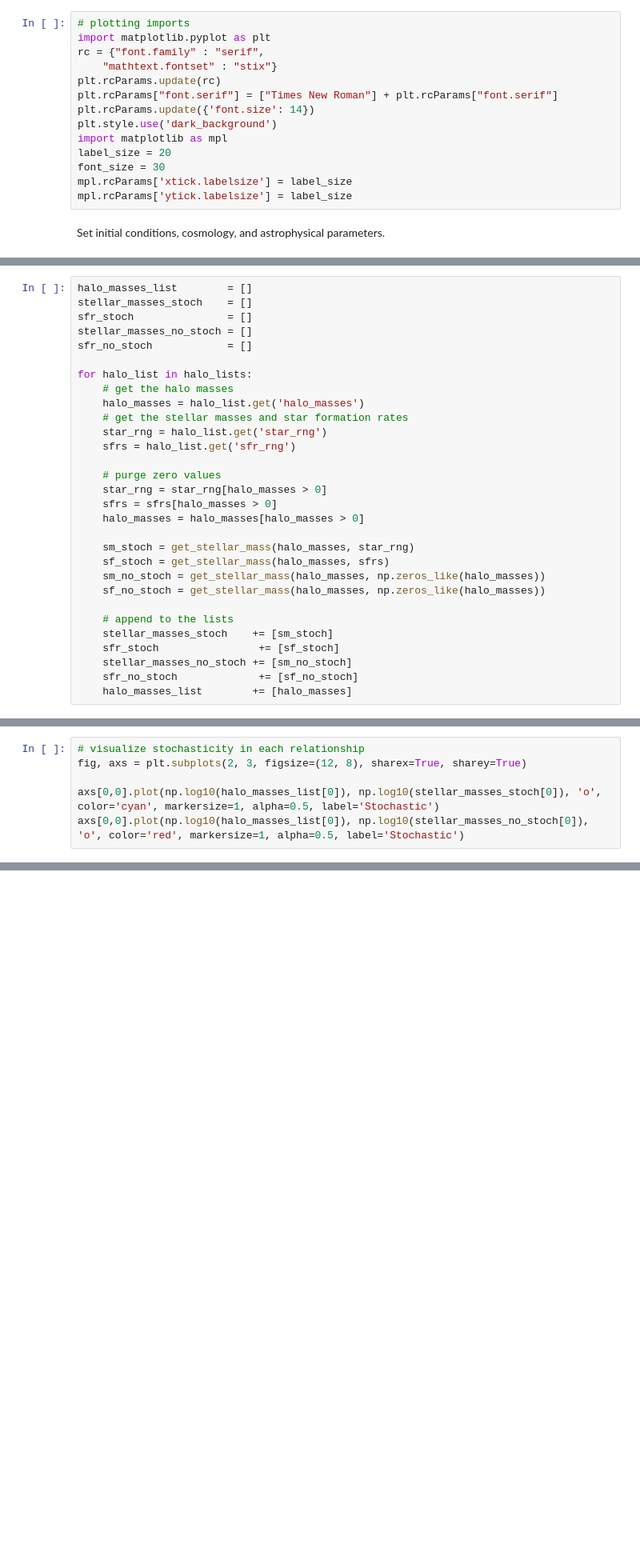
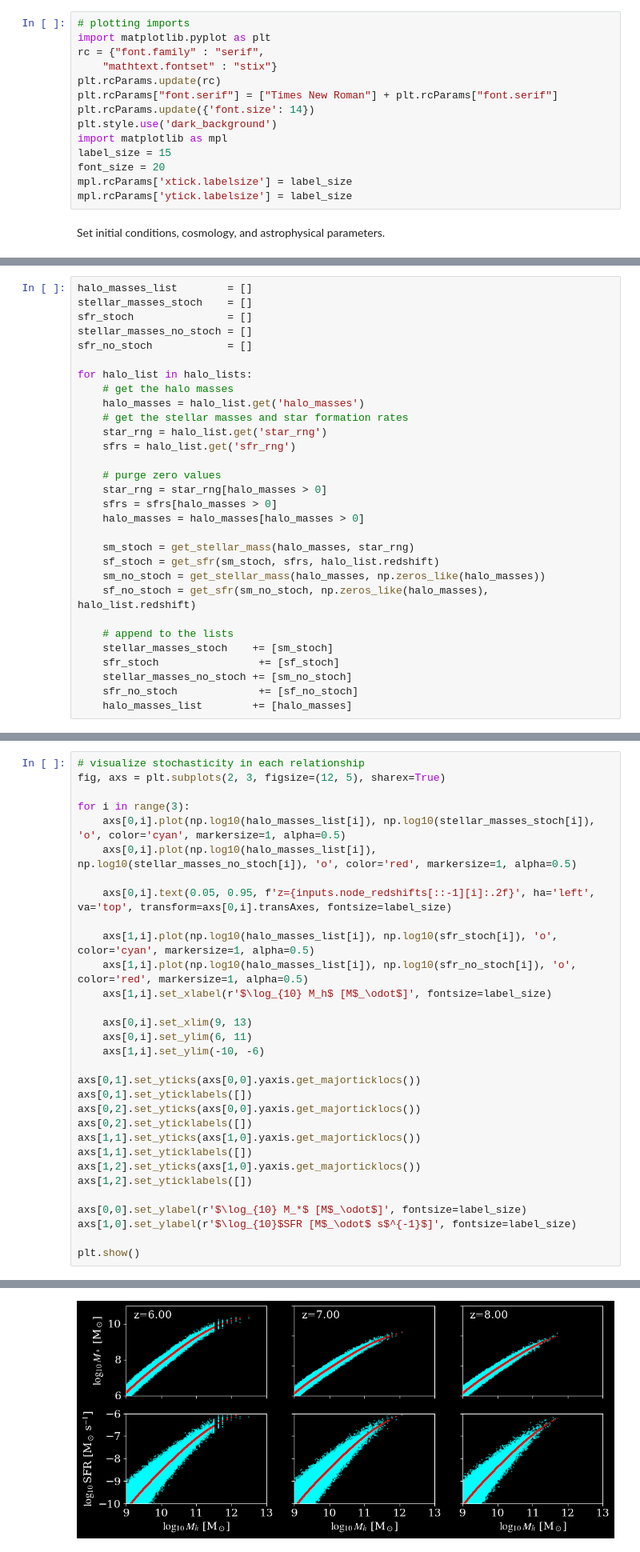
Before and after one commit to 21cmfast/Structure-Formation, a Jupyter notebook: tutorials/05-galaxies.ipynb, the cells around one changed output, grey strips where cells are left out. Shown at 80% size. Saved outputs shown, nothing was run; the diff lists cells and outputs as text; blank space fills up the shorter version.

```diff
--- a/tutorials/05-galaxies.ipynb
+++ b/tutorials/05-galaxies.ipynb
@@ -17,8 +17,8 @@ plt.rcParams["font.serif"] = ["Times New Roman"] + plt.rcParams["font.serif"]
 plt.rcParams.update({'font.size': 14})
 plt.style.use('dark_background')
 import matplotlib as mpl
-label_size = 20
-font_size = 30
+label_size = 15
+font_size = 20
 mpl.rcParams['xtick.labelsize'] = label_size
 mpl.rcParams['ytick.labelsize'] = label_size
 # %% [markdown]
@@ -110,9 +110,9 @@ for halo_list in halo_lists:
     halo_masses = halo_masses[halo_masses > 0]
 
     sm_stoch = get_stellar_mass(halo_masses, star_rng)
-    sf_stoch = get_stellar_mass(halo_masses, sfrs)
+    sf_stoch = get_sfr(sm_stoch, sfrs, halo_list.redshift)
     sm_no_stoch = get_stellar_mass(halo_masses, np.zeros_like(halo_masses))
-    sf_no_stoch = get_stellar_mass(halo_masses, np.zeros_like(halo_masses))
+    sf_no_stoch = get_sfr(sm_no_stoch, np.zeros_like(halo_masses), halo_list.redshift)
 
     # append to the lists
     stellar_masses_stoch    += [sm_stoch]
@@ -123,7 +125,32 @@ for halo_list in halo_lists:
 # %%
 # visualize stochasticity in each relationship
-fig, axs = plt.subplots(2, 3, figsize=(12, 8), sharex=True, sharey=True)
+fig, axs = plt.subplots(2, 3, figsize=(12, 5), sharex=True)
 
-axs[0,0].plot(np.log10(halo_masses_list[0]), np.log10(stellar_masses_stoch[0]), 'o', color='cyan', markersize=1, alpha=0.5, label='Stochastic')
-axs[0,0].plot(np.log10(halo_masses_list[0]), np.log10(stellar_masses_no_stoch[0]), 'o', color='red', markersize=1, alpha=0.5, label='Stochastic')
+for i in range(3):
+    axs[0,i].plot(np.log10(halo_masses_list[i]), np.log10(stellar_masses_stoch[i]), 'o', color='cyan', markersize=1, alpha=0.5)
+    axs[0,i].plot(np.log10(halo_masses_list[i]), np.log10(stellar_masses_no_stoch[i]), 'o', color='red', markersize=1, alpha=0.5)
+
+    axs[0,i].text(0.05, 0.95, f'z={inputs.node_redshifts[::-1][i]:.2f}', ha='left', va='top', transform=axs[0,i].transAxes, fontsize=label_size)
+
+    axs[1,i].plot(np.log10(halo_masses_list[i]), np.log10(sfr_stoch[i]), 'o', color='cyan', markersize=1, alpha=0.5)
+    axs[1,i].plot(np.log10(halo_masses_list[i]), np.log10(sfr_no_stoch[i]), 'o', color='red', markersize=1, alpha=0.5)
+    axs[1,i].set_xlabel(r'$\log_{10} M_h$ [M$_\odot$]', fontsize=label_size)
+
+    axs[0,i].set_xlim(9, 13)
+    axs[0,i].set_ylim(6, 11)
+    axs[1,i].set_ylim(-10, -6)
+
+axs[0,1].set_yticks(axs[0,0].yaxis.get_majorticklocs())
+axs[0,1].set_yticklabels([])
+axs[0,2].set_yticks(axs[0,0].yaxis.get_majorticklocs())
+axs[0,2].set_yticklabels([])
+axs[1,1].set_yticks(axs[1,0].yaxis.get_majorticklocs())
+axs[1,1].set_yticklabels([])
+axs[1,2].set_yticks(axs[1,0].yaxis.get_majorticklocs())
+axs[1,2].set_yticklabels([])
+
+axs[0,0].set_ylabel(r'$\log_{10} M_*$ [M$_\odot$]', fontsize=label_size)
+axs[1,0].set_ylabel(r'$\log_{10}$SFR [M$_\odot$ s$^{-1}$]', fontsize=label_size)
+
+plt.show()
 # %% [output]
@@ -130,0 +157 @@ axs[0,0].plot(np.log10(halo_masses_list[0]), np.log10(stellar_masses_no_stoch[0]
+[figure, added]
```
Also changed, not shown: parts of 11 cells of this notebook.
